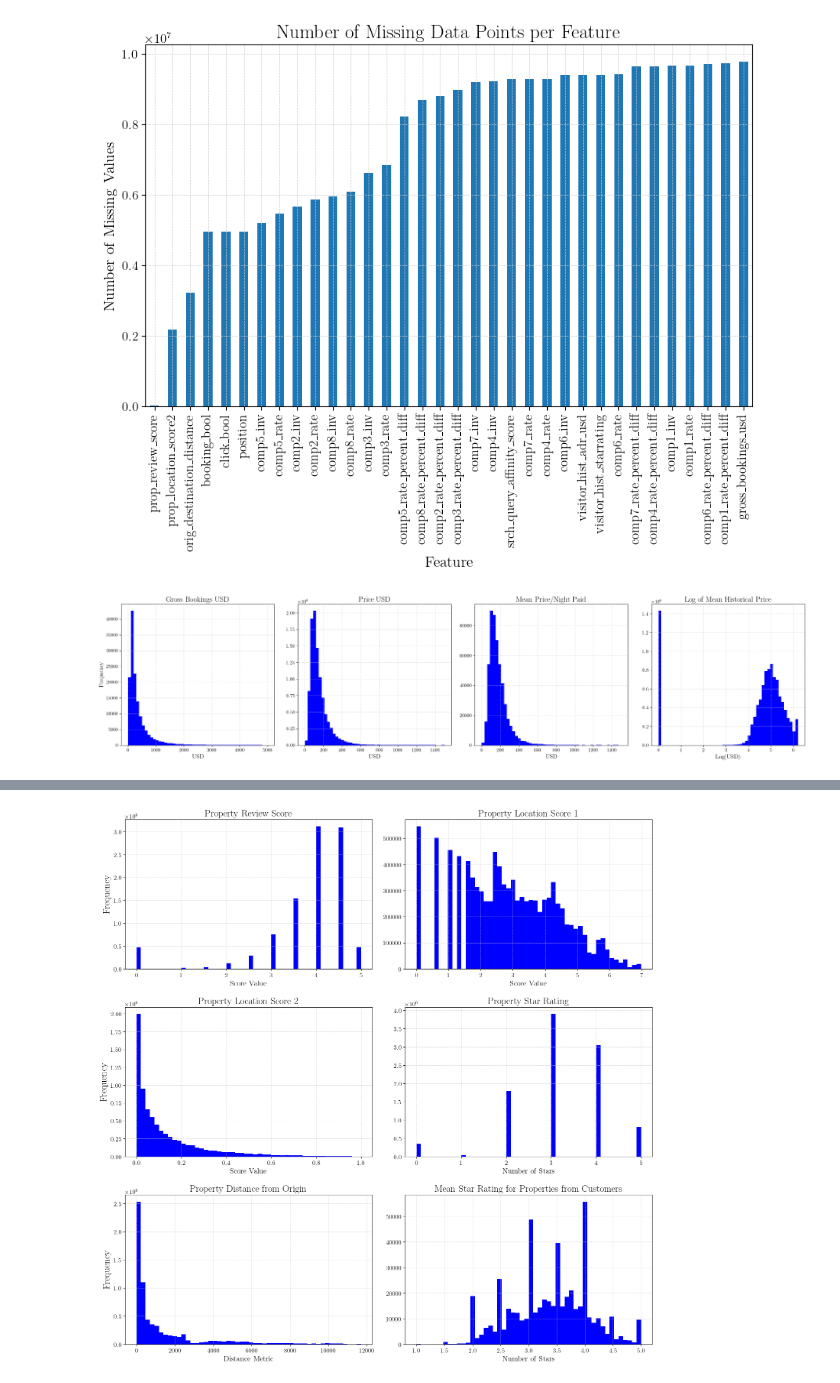
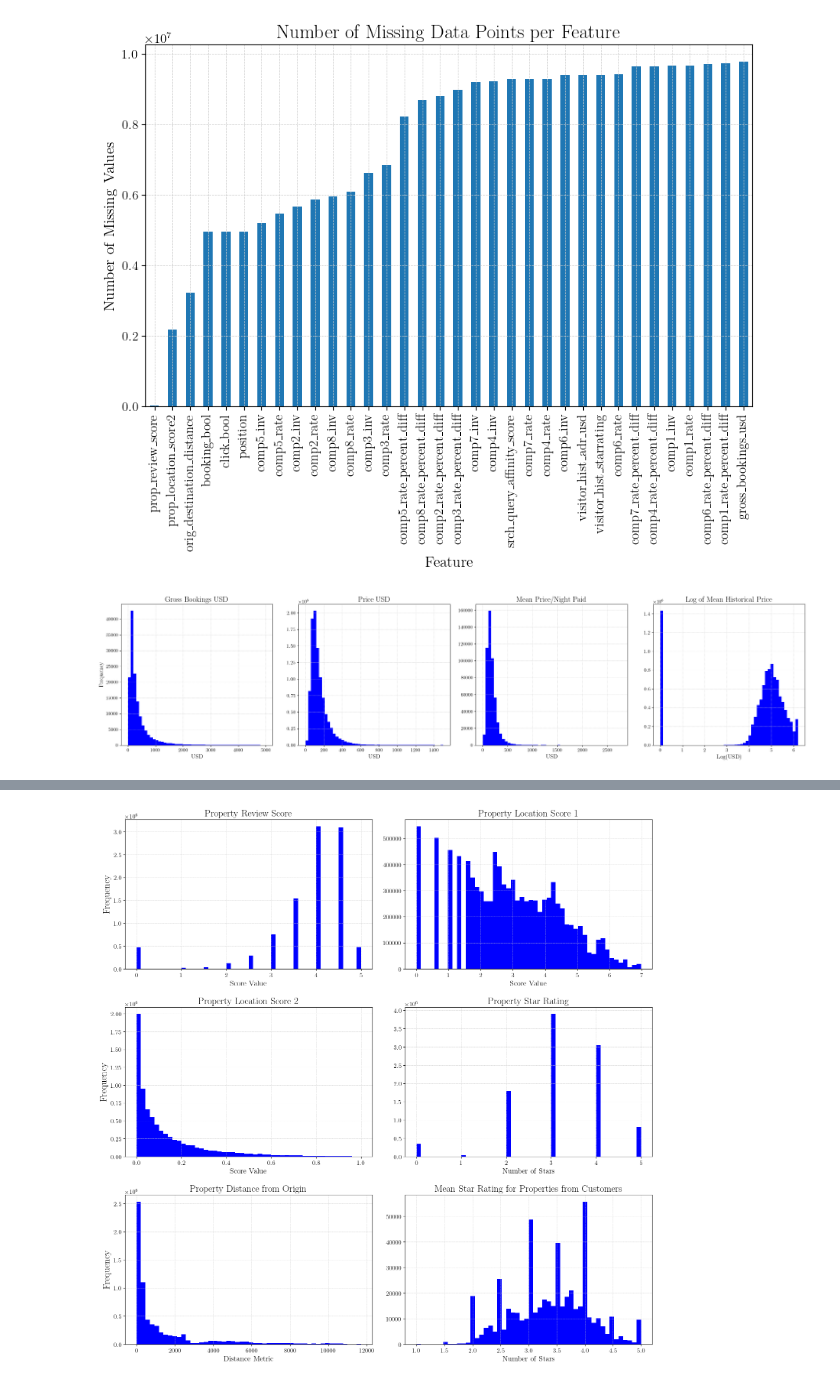
Before and after one commit to nabilasiregar/expedia-kaggle-competition, a Jupyter notebook: notebooks/eda.ipynb, the cells around one changed output, grey strips where cells are left out. Drawn from its saved outputs; the diff is of its cells as text; code cells hidden in the pictures.

```diff
--- a/notebooks/eda.ipynb
+++ b/notebooks/eda.ipynb
@@ -51,22 +51,22 @@ plt.show()
 # %%
 #Price Related Visualizations
 
 fig, axs = plt.subplots(1, 4, figsize=(24, 6))
 axs[0].hist(all_data['gross_bookings_usd'].dropna(), bins=50, range=(0,5000), color='blue')
 axs[0].set_title("Gross Bookings USD")
 axs[0].set_xlabel('USD')
 axs[0].set_ylabel('Frequency')
 axs[1].hist(all_data['price_usd'].dropna(), bins=50, range=(0,1500), color='blue')
 axs[1].set_title("Price USD")
 axs[1].set_xlabel('USD')
-axs[2].hist(all_data['visitor_hist_adr_usd'].dropna(), bins=50, range=(0, 1500), color='blue')
+axs[2].hist(all_data['visitor_hist_adr_usd'].dropna(), bins=50, color='blue')
 axs[2].set_title("Mean Price/Night Paid")
 axs[2].set_xlabel('USD')
 axs[3].hist(all_data['prop_log_historical_price'].dropna(), bins=50, color='blue')
 axs[3].set_title("Log of Mean Historical Price")
 axs[3].set_xlabel('Log(USD)')
 
 plt.tight_layout()
 plt.show()
 # %% [output]
-[figure, old version]
+[figure, new version]
```
Also changed, not shown: parts of 2 cells of this notebook, 2 other files.
